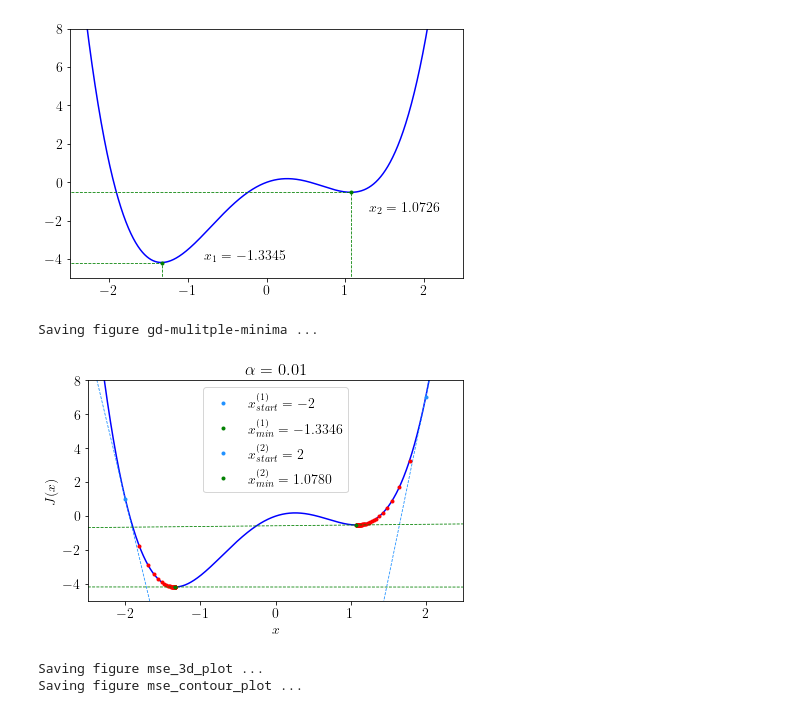
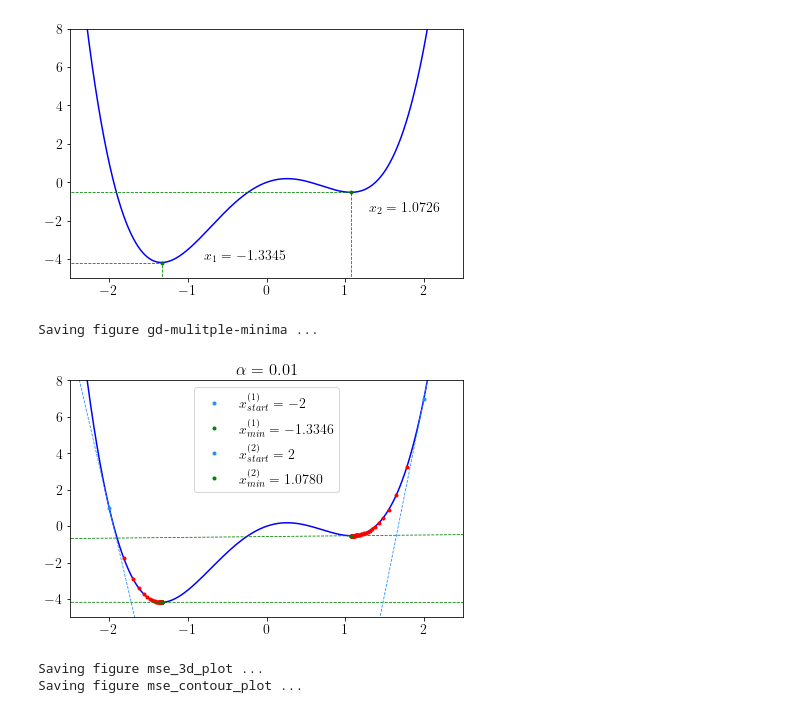
Before and after one commit to JensDll/bachelorarbeit-notebooks, a Jupyter notebook: gradient-descent/gradien-decent.ipynb, the cells around one changed output. Cells and saved outputs as stored; diff of their text form; code cells hidden in the pictures.

```diff
--- a/gradient-descent/gradien-decent.ipynb
+++ b/gradient-descent/gradien-decent.ipynb
@@ -194,20 +190,18 @@ Saving figure mulitple-minima ...
 # %%
 plt.plot(xg, yg, "b-")
 plt.axis([-2.5, 2.5, -5, 8])
 
 x_min1 = plot_gradient_descent(g, dg, start=-2, alpha=0.01, n_iterations=50, up=1)
 x_min2 = plot_gradient_descent(g, dg, start=2, alpha=0.01, n_iterations=50, up=2)
 
 plt.title(r"$\alpha = 0.01$")
 
-plt.xlabel("$x$")
-plt.ylabel("$J(x)$")
 plt.legend()
 save_fig("gd-mulitple-minima")
 plt.show()
 # %% [output]
 Saving figure gd-mulitple-minima ...
-[figure, old version]
+[figure, new version]
 # %%
 from matplotlib import cm
 
```
Also changed, not shown: parts of 3 cells of this notebook, 25 other files.
